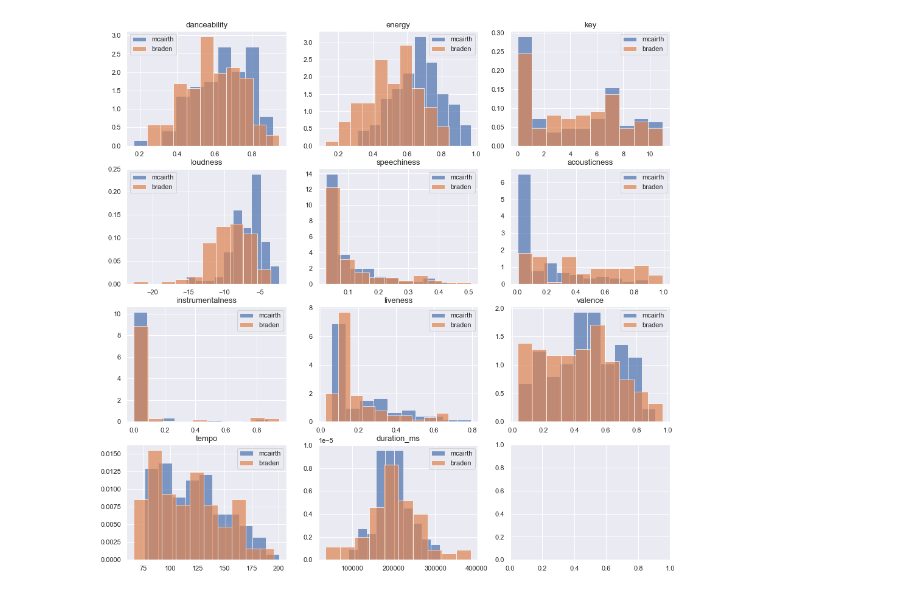
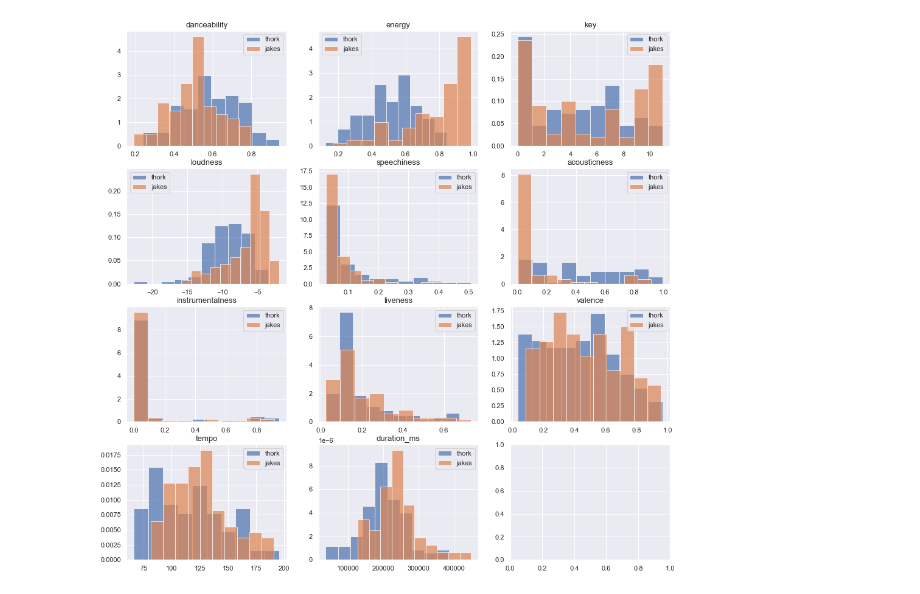
Before and after one commit to ja-godfrey/viz, a Jupyter notebook: spotify/2020graphs.ipynb, the cells around one changed output. Saved outputs shown, nothing was run; the diff lists cells and outputs as text; code cells hidden in the pictures.

```diff
--- a/spotify/2020graphs.ipynb
+++ b/spotify/2020graphs.ipynb
@@ -41,24 +41,24 @@ cts2020 = features(sp.user_playlist_tracks('37i9dQZF1EM3RpZ6Fk7mog', '37i9dQZF1E
 # %%
 sns.set()
 fig, ax = plt.subplots(4, 3, figsize=(16,16))
 for _ in range(1, 12):
     plt.subplot(4, 3, _)
-    plt.title(jmg2020.columns[_], fontsize=13)
-#     plt.hist(list(jlg2020.iloc[:,_]), density=True,
-#              alpha=.7, label='jason')
-    plt.hist(list(mc2020.iloc[:,_]), density=True,
-             alpha=.7, label='mcairth')
+    plt.title(thork2020.columns[_], fontsize=13)
     plt.hist(list(thork2020.iloc[:,_]), density=True,
-             alpha=.7, label='braden')
+             alpha=.7, label='thork')
+#     plt.hist(list(mc2020.iloc[:,_]), density=True,
+#              alpha=.7, label='mcairth')
+#     plt.hist(list(thork2020.iloc[:,_]), density=True,
+#              alpha=.7, label='braden')
 #     plt.hist(list(j2020.iloc[:,_]), density=True,
 #              alpha=.7, label='J')
-#     plt.hist(list(jlg2020.iloc[:,_]), density=True,
-#              alpha=.7, label='jakes')
+    plt.hist(list(jlg2020.iloc[:,_]), density=True,
+             alpha=.7, label='jakes')
     plt.legend()
-plt.savefig('foo.png')
+# plt.savefig('foo.png')
 plt.show()
 # %% [output]
-[figure, old version]
+[figure, new version]
 # %%
 import matplotlib.gridspec as gridspec
 features = ['danceability', 'energy', 'loudness',
```
Also changed, not shown: parts of 2 cells of this notebook, 25 other files.
